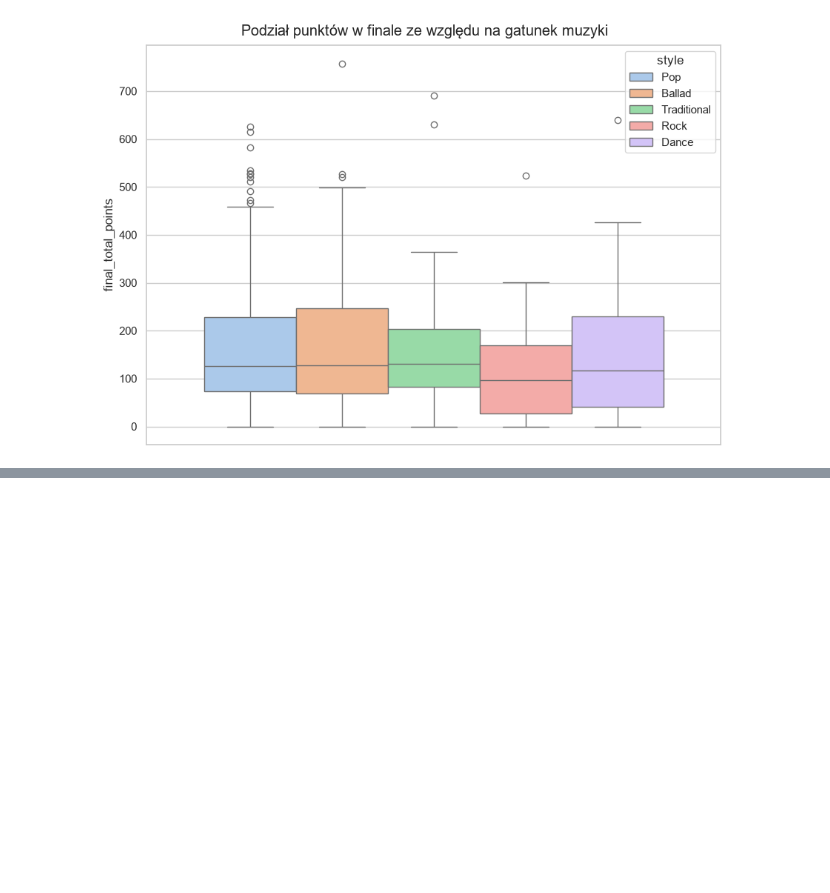
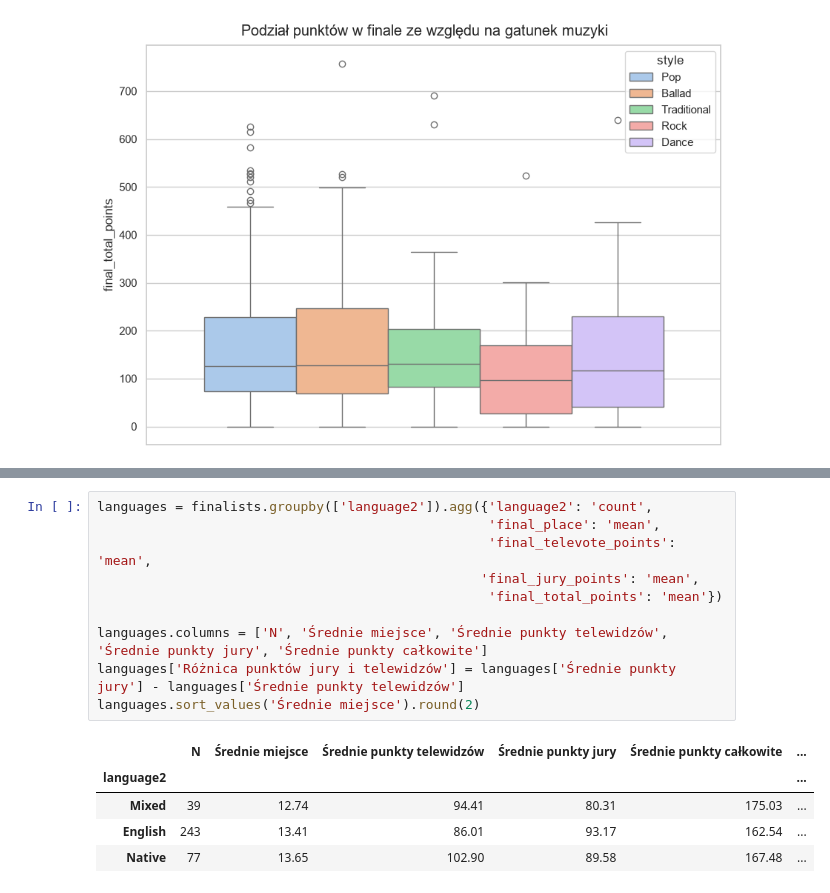
Before and after one commit to jerkanicol-gh/Analiza-Eurowizji, a Jupyter notebook: Eurowizja.ipynb, the cells around one changed output, grey strips where cells are left out. Drawn from its saved outputs; the diff is of its cells as text; blank space fills up the shorter version.

```diff
--- a/Eurowizja.ipynb
+++ b/Eurowizja.ipynb
@@ -115,0 +144,16 @@ genres.sort_values('Średnie finałowe miejsce').round(2)
+# %%
+languages = finalists.groupby(['language2']).agg({'language2': 'count',
+                                                  'final_place': 'mean',
+                                                  'final_televote_points': 'mean',
+                                                 'final_jury_points': 'mean',
+                                                  'final_total_points': 'mean'})
+
+languages.columns = ['N', 'Średnie miejsce', 'Średnie punkty telewidzów', 'Średnie punkty jury', 'Średnie punkty całkowite']
+languages['Różnica punktów jury i telewidzów'] = languages['Średnie punkty jury'] - languages['Średnie punkty telewidzów']
+languages.sort_values('Średnie miejsce').round(2)
+# %% [output]
+|  | N | Średnie miejsce | Średnie punkty telewidzów | Średnie punkty jury | Średnie punkty całkowite | ... |
+| language2 |  |  |  |  |  | ... |
+| Mixed | 39 | 12.74 | 94.41 | 80.31 | 175.03 | ... |
+| English | 243 | 13.41 | 86.01 | 93.17 | 162.54 | ... |
+| Native | 77 | 13.65 | 102.90 | 89.58 | 167.48 | ... |
```
Also changed, not shown: parts of 5 cells of this notebook.
